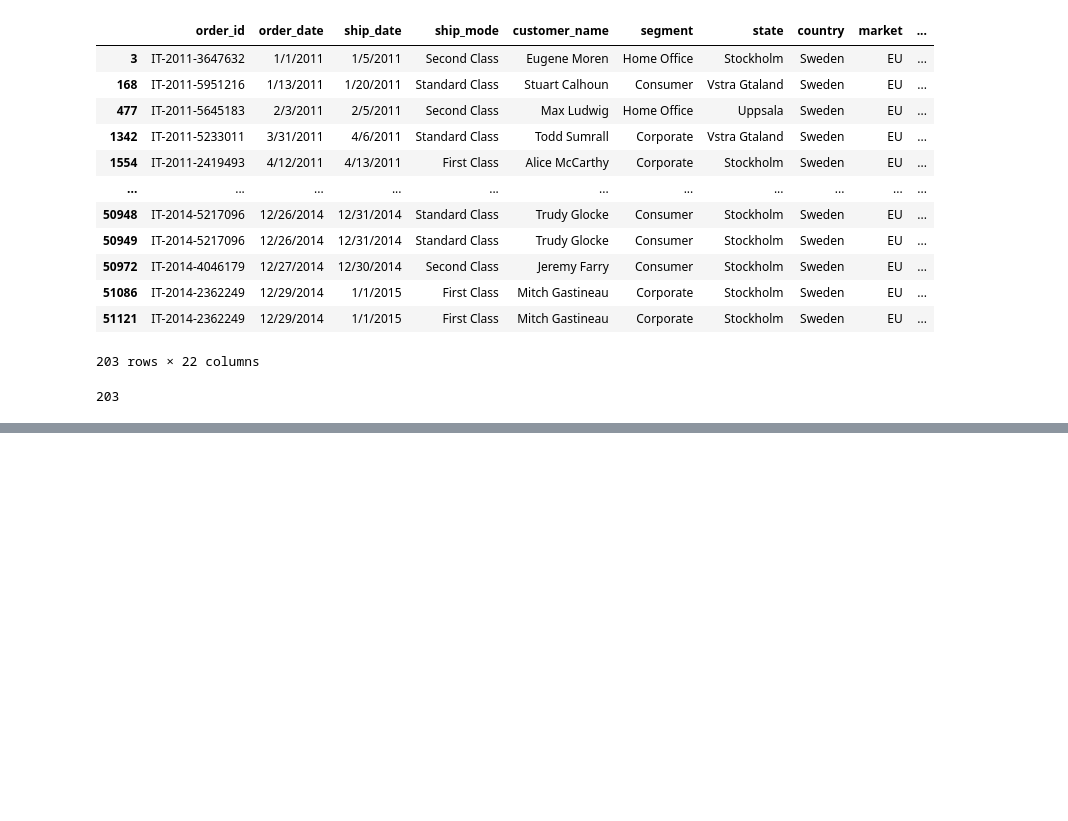
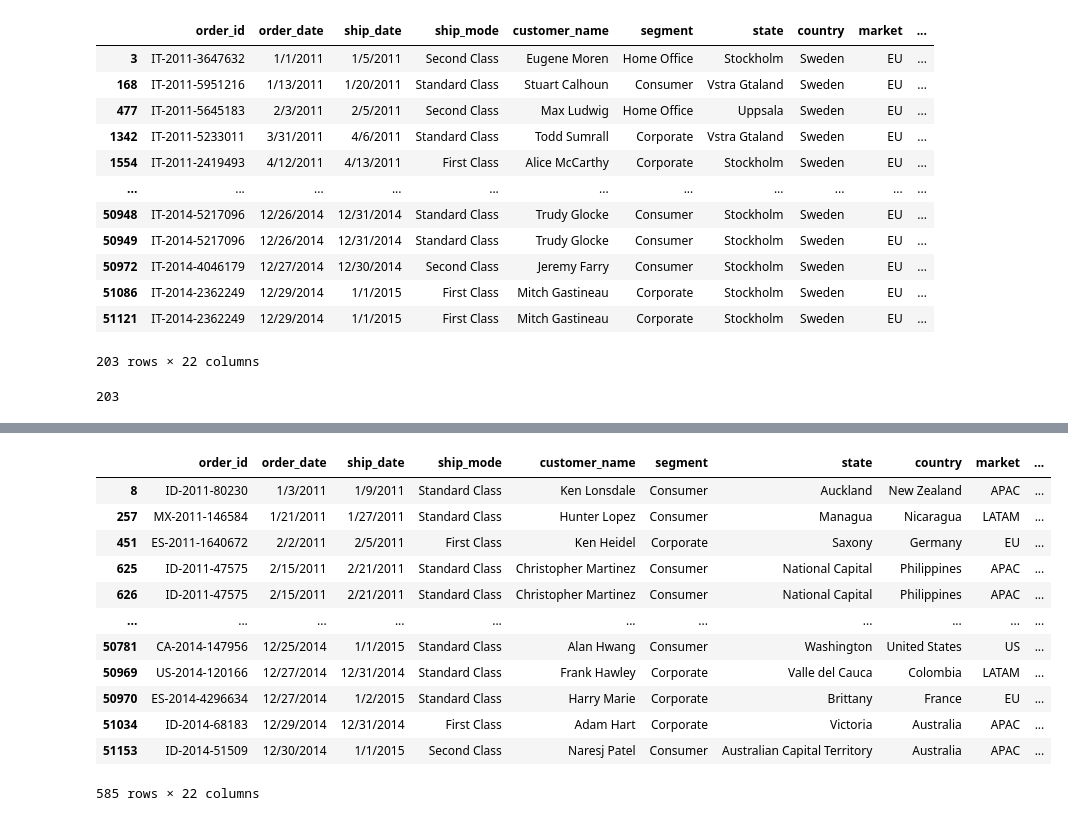
Before and after one commit to adityacs103/ineuron, a Jupyter notebook: pandas/pandas.ipynb, the cells around one changed output, grey strips where cells are left out. Drawn from its saved outputs; the diff is of its cells as text; code cells hidden in the pictures; blank space fills up the shorter version.

```diff
--- a/pandas/pandas.ipynb
+++ b/pandas/pandas.ipynb
@@ -684,0 +700,16 @@ len(df[df['country']=='Sweden'])
+# %%
+df[(df['shipping_cost']>100) & (df['profit']<5)]
+# %% [output]
+|  | order_id | order_date | ship_date | ship_mode | customer_name | segment | state | country | market | ... |
+| 8 | ID-2011-80230 | 1/3/2011 | 1/9/2011 | Standard Class | Ken Lonsdale | Consumer | Auckland | New Zealand | APAC | ... |
+| 257 | MX-2011-146584 | 1/21/2011 | 1/27/2011 | Standard Class | Hunter Lopez | Consumer | Managua | Nicaragua | LATAM | ... |
+| 451 | ES-2011-1640672 | 2/2/2011 | 2/5/2011 | First Class | Ken Heidel | Corporate | Saxony | Germany | EU | ... |
+| 625 | ID-2011-47575 | 2/15/2011 | 2/21/2011 | Standard Class | Christopher Martinez | Consumer | National Capital | Philippines | APAC | ... |
+| 626 | ID-2011-47575 | 2/15/2011 | 2/21/2011 | Standard Class | Christopher Martinez | Consumer | National Capital | Philippines | APAC | ... |
+| ... | ... | ... | ... | ... | ... | ... | ... | ... | ... | ... |
+| 50781 | CA-2014-147956 | 12/25/2014 | 1/1/2015 | Standard Class | Alan Hwang | Consumer | Washington | United States | US | ... |
+| 50969 | US-2014-120166 | 12/27/2014 | 12/31/2014 | Standard Class | Frank Hawley | Corporate | Valle del Cauca | Colombia | LATAM | ... |
+| 50970 | ES-2014-4296634 | 12/27/2014 | 1/2/2015 | Standard Class | Harry Marie | Corporate | Brittany | France | EU | ... |
+| 51034 | ID-2014-68183 | 12/29/2014 | 12/31/2014 | First Class | Adam Hart | Corporate | Victoria | Australia | APAC | ... |
+| 51153 | ID-2014-51509 | 12/30/2014 | 1/1/2015 | Second Class | Naresj Patel | Consumer | Australian Capital Territory | Australia | APAC | ... |
+585 rows × 22 columns
```
Also changed, not shown: parts of 2 cells of this notebook.
